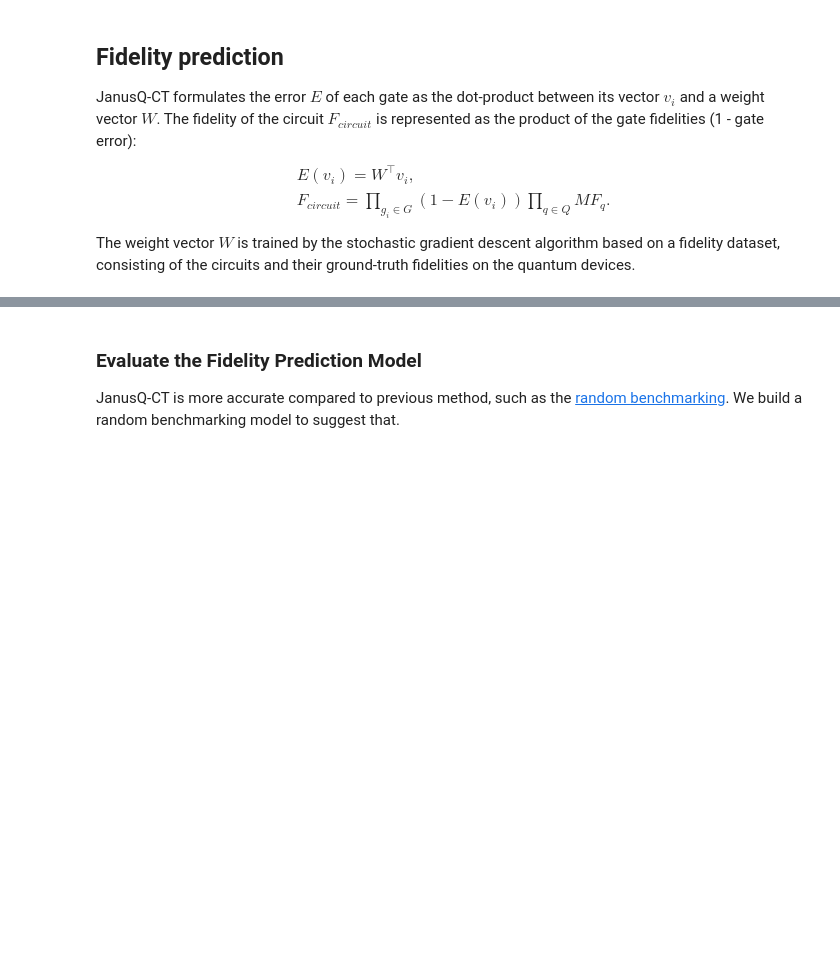
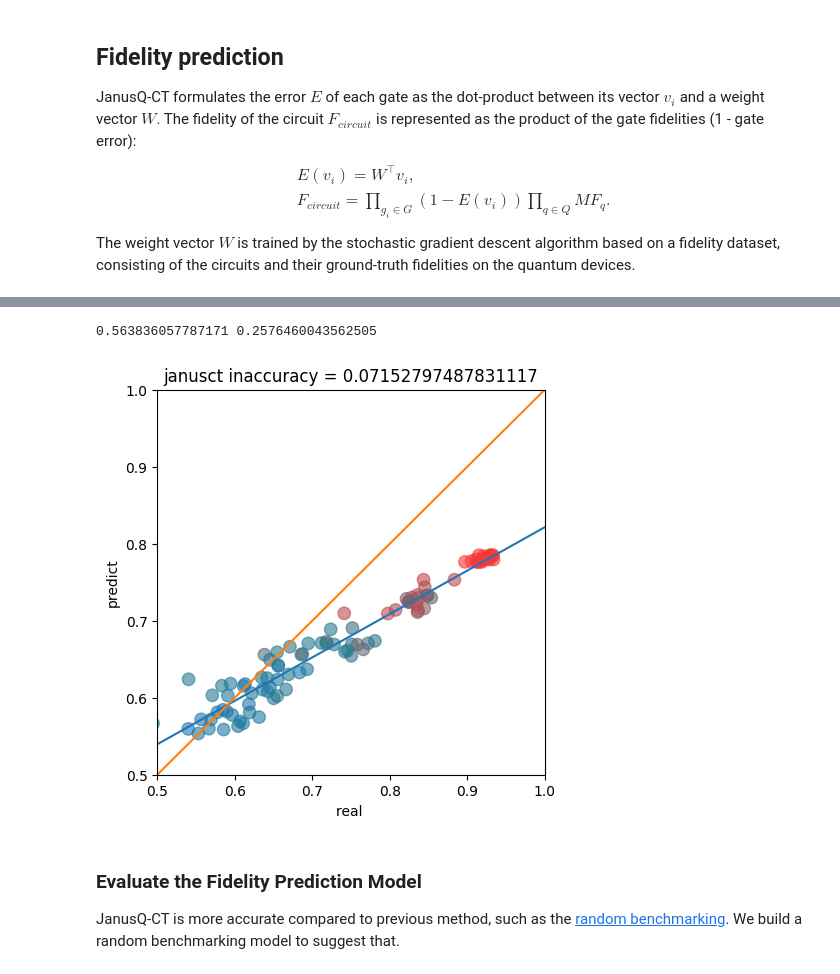
Before and after one commit to JanusQ/JanusQ, a Jupyter notebook: examples/3-2.fidelity_prediction_simulator.ipynb, the cells around one changed output, grey strips where cells are left out. Saved outputs shown, nothing was run; the diff lists cells and outputs as text; code cells hidden in the pictures; blank space fills up the shorter version.

```diff
--- a/examples/3-2.fidelity_prediction_simulator.ipynb
+++ b/examples/3-2.fidelity_prediction_simulator.ipynb
@@ -105,3 +105,17 @@ WARNING:root:finish taining
+# %%
+benchmarking_circuits = random_circuits(backend, n_circuits=100, n_gate_list=range(10, 110, 20), two_qubit_prob_list=[.2], reverse=True)
+benchmarking_fidelities = np.array(map(lambda circuit: simulator.obtain_circuit_fidelity(circuit)[0], benchmarking_circuits, show_progress=True, multi_process=True))
+
+janusct_fidelities = np.array(map(lambda circuit: fidelity_model.predict_circuit_fidelity(circuit), benchmarking_circuits))
+
+from janusq.tools.plot import plot_scatter
+
+durations = np.array([cir.duration for cir in benchmarking_circuits])
+
+fig_quct, axes_quct = plot_scatter(benchmarking_fidelities, janusct_fidelities, durations, title = f"janusct inaccuracy = {np.abs(benchmarking_fidelities - janusct_fidelities).mean()}")
+# %% [output]
+0.563836057787171 0.2576460043562505
+[figure, added]
 # %% [markdown]
 ### Evaluate the Fidelity Prediction Model
 
```
Also changed, not shown: parts of 6 cells of this notebook, 13 other files.
